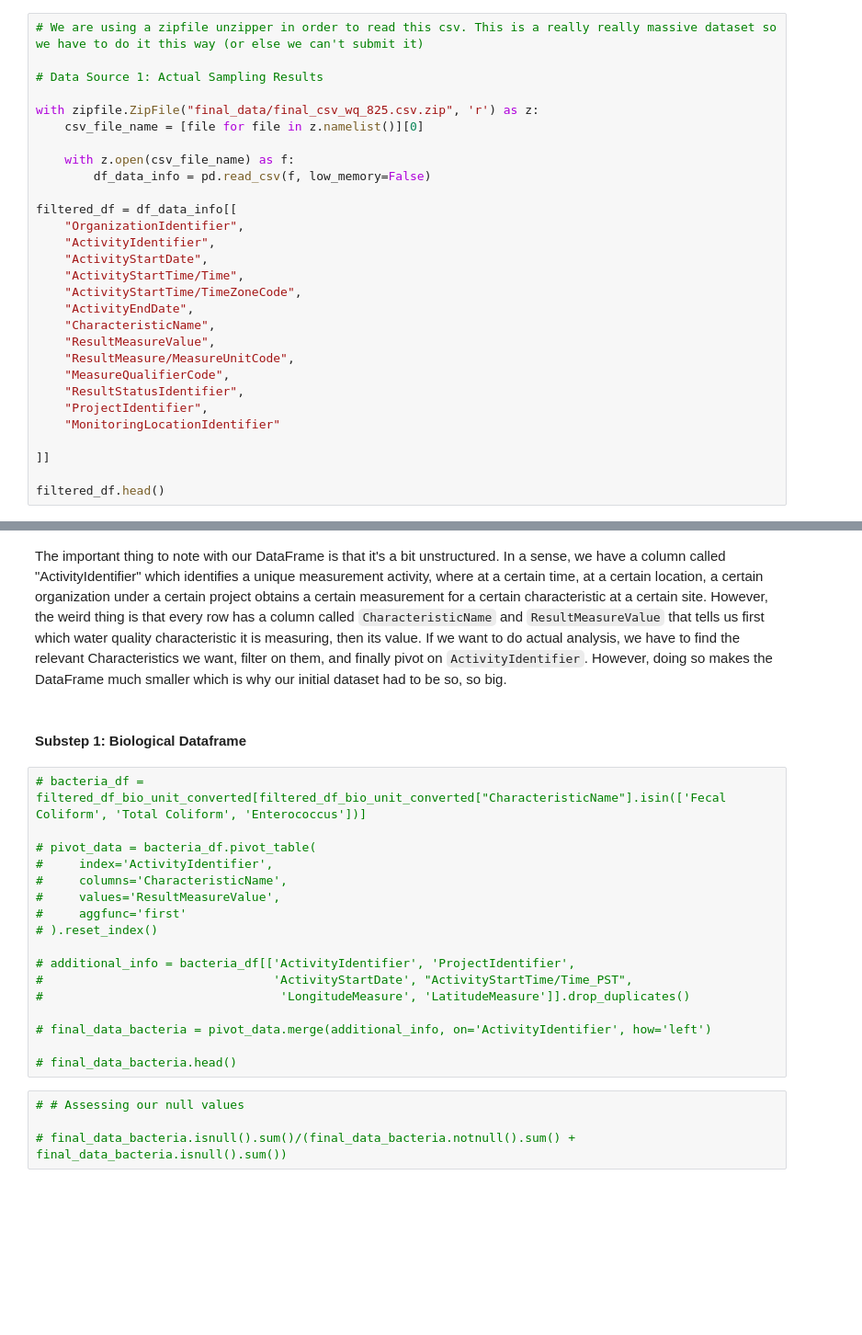
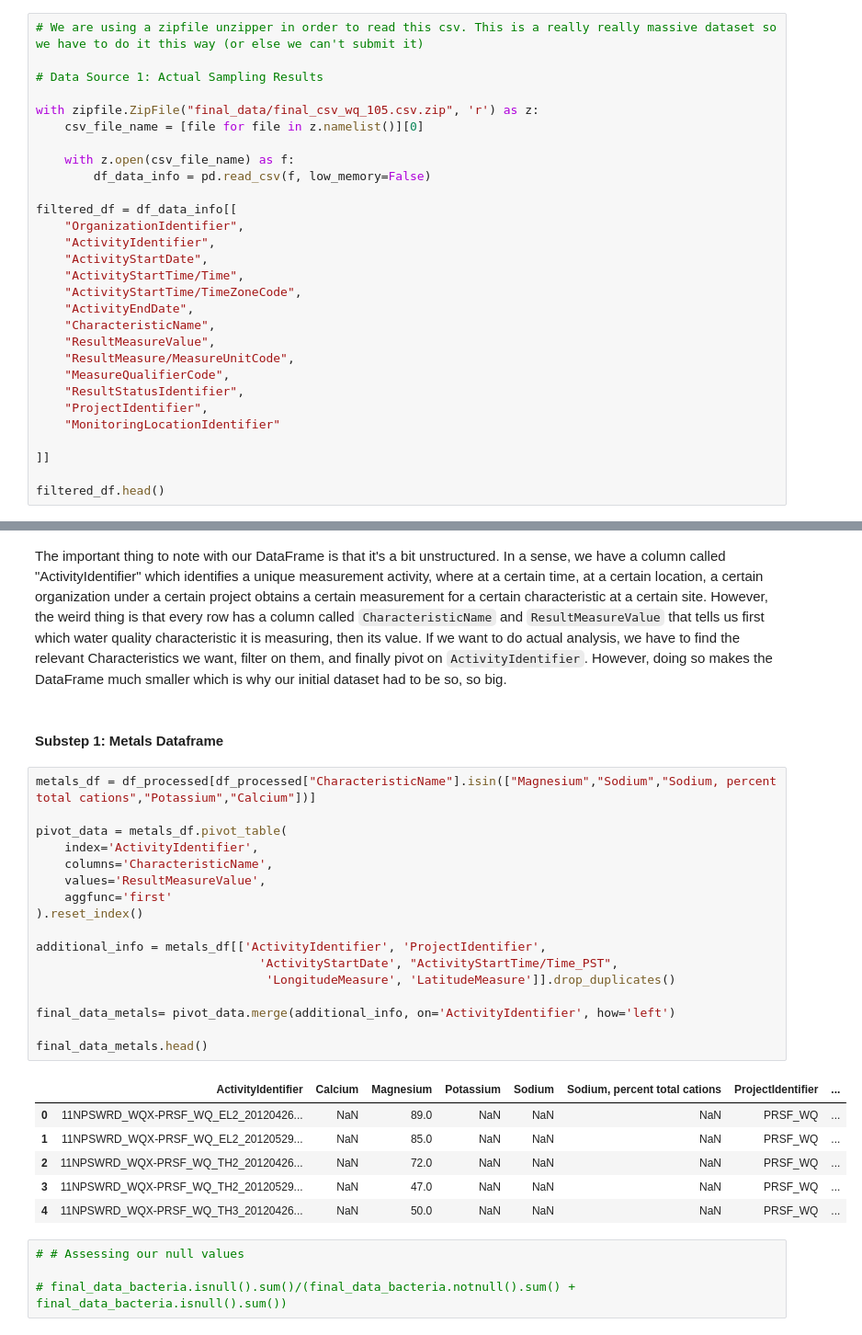
Before and after one commit to vishalival/eneres131-final-proj, a Jupyter notebook: final_notebook.ipynb, the cells around one changed output, grey strips where cells are left out. Shown at 92% size. Saved outputs shown, nothing was run; the diff lists cells and outputs as text; blank space fills up the shorter version.

```diff
--- a/final_notebook.ipynb
+++ b/final_notebook.ipynb
@@ -165,7 +165,7 @@ After zipping, we filter for relevant columns. Initially, the dataset contains a
 
 # Data Source 1: Actual Sampling Results
 
-with zipfile.ZipFile("final_data/final_csv_wq_825.csv.zip", 'r') as z:
+with zipfile.ZipFile("final_data/final_csv_wq_105.csv.zip", 'r') as z:
     csv_file_name = [file for file in z.namelist()][0]
 
     with z.open(csv_file_name) as f:
@@ -487,24 +487,31 @@ df_processed.head()
 # %% [markdown]
 The important thing to note with our DataFrame is that it's a bit unstructured. In a sense, we have a column called "ActivityIdentifier" which identifies a unique measurement activity, where at a certain time, at a certain location, a certain organization under a certain project obtains a certain measurement for a certain characteristic at a certain site. However, the weird thing is that every row has a column called `CharacteristicName` and `ResultMeasureValue` that tells us first which water quality characteristic it is measuring, then its value. If we want to do actual analysis, we have to find the relevant Characteristics we want, filter on them, and finally pivot on `ActivityIdentifier`. However, doing so makes the DataFrame much smaller which is why our initial dataset had to be so, so big.
 # %% [markdown]
-#### <a id="substep-1-biological-dataframe"></a>**Substep 1: Biological Dataframe**
+#### <a id="substep-1-biological-dataframe"></a>**Substep 1: Metals Dataframe**
 # %%
-# bacteria_df = filtered_df_bio_unit_converted[filtered_df_bio_unit_converted["CharacteristicName"].isin(['Fecal Coliform', 'Total Coliform', 'Enterococcus'])]
+metals_df = df_processed[df_processed["CharacteristicName"].isin(["Magnesium","Sodium","Sodium, percent total cations","Potassium","Calcium"])]
 
-# pivot_data = bacteria_df.pivot_table(
-#     index='ActivityIdentifier',
-#     columns='CharacteristicName',
-#     values='ResultMeasureValue',
-#     aggfunc='first'
-# ).reset_index()
+pivot_data = metals_df.pivot_table(
+    index='ActivityIdentifier',
+    columns='CharacteristicName',
+    values='ResultMeasureValue',
+    aggfunc='first'
+).reset_index()
 
-# additional_info = bacteria_df[['ActivityIdentifier', 'ProjectIdentifier',
-#                                'ActivityStartDate', "ActivityStartTime/Time_PST",
-#                                 'LongitudeMeasure', 'LatitudeMeasure']].drop_duplicates()
+additional_info = metals_df[['ActivityIdentifier', 'ProjectIdentifier',
+                               'ActivityStartDate', "ActivityStartTime/Time_PST",
+                                'LongitudeMeasure', 'LatitudeMeasure']].drop_duplicates()
 
-# final_data_bacteria = pivot_data.merge(additional_info, on='ActivityIdentifier', how='left')
+final_data_metals= pivot_data.merge(additional_info, on='ActivityIdentifier', how='left')
 
-# final_data_bacteria.head()
+final_data_metals.head()
+# %% [output]
+|  | ActivityIdentifier | Calcium | Magnesium | Potassium | Sodium | Sodium, percent total cations | ProjectIdentifier | ... |
+| 0 | 11NPSWRD_WQX-PRSF_WQ_EL2_20120426... | NaN | 89.0 | NaN | NaN | NaN | PRSF_WQ | ... |
+| 1 | 11NPSWRD_WQX-PRSF_WQ_EL2_20120529... | NaN | 85.0 | NaN | NaN | NaN | PRSF_WQ | ... |
+| 2 | 11NPSWRD_WQX-PRSF_WQ_TH2_20120426... | NaN | 72.0 | NaN | NaN | NaN | PRSF_WQ | ... |
+| 3 | 11NPSWRD_WQX-PRSF_WQ_TH2_20120529... | NaN | 47.0 | NaN | NaN | NaN | PRSF_WQ | ... |
+| 4 | 11NPSWRD_WQX-PRSF_WQ_TH3_20120426... | NaN | 50.0 | NaN | NaN | NaN | PRSF_WQ | ... |
 # %%
 # # Assessing our null values
 
```
Also changed, not shown: parts of 1 cell of this notebook, 11 other files.
